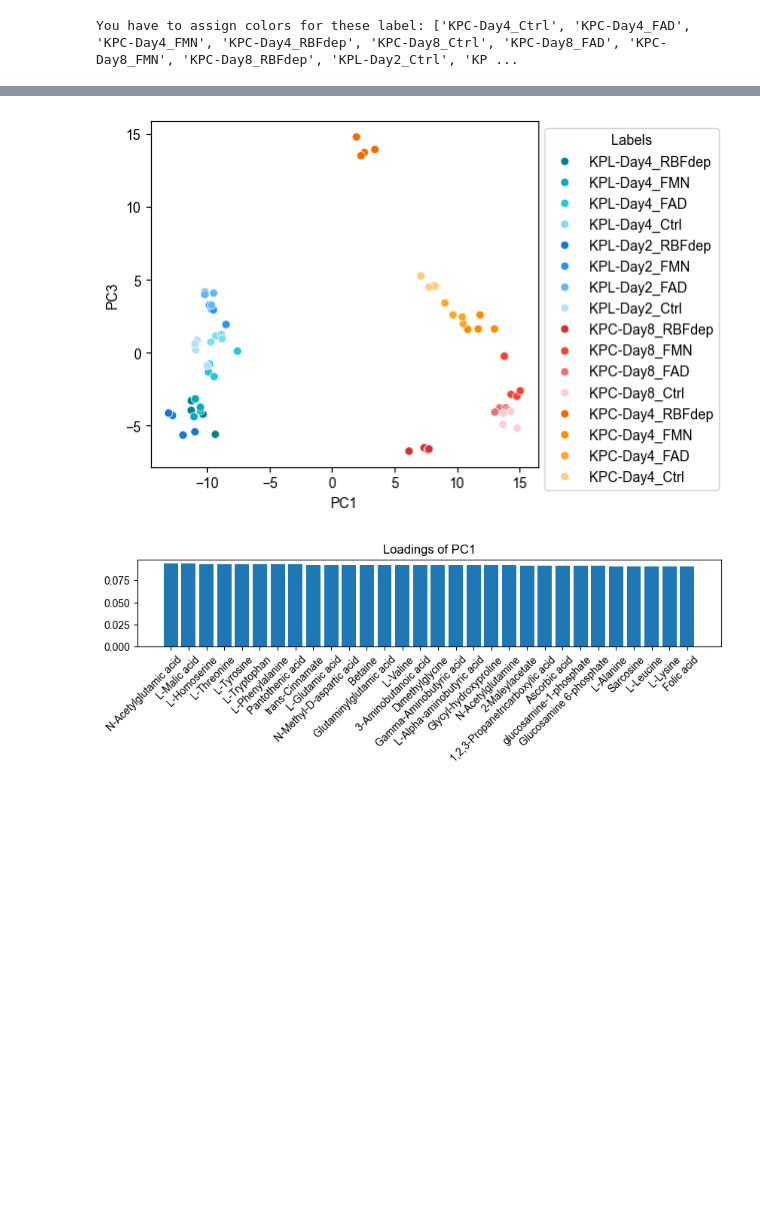
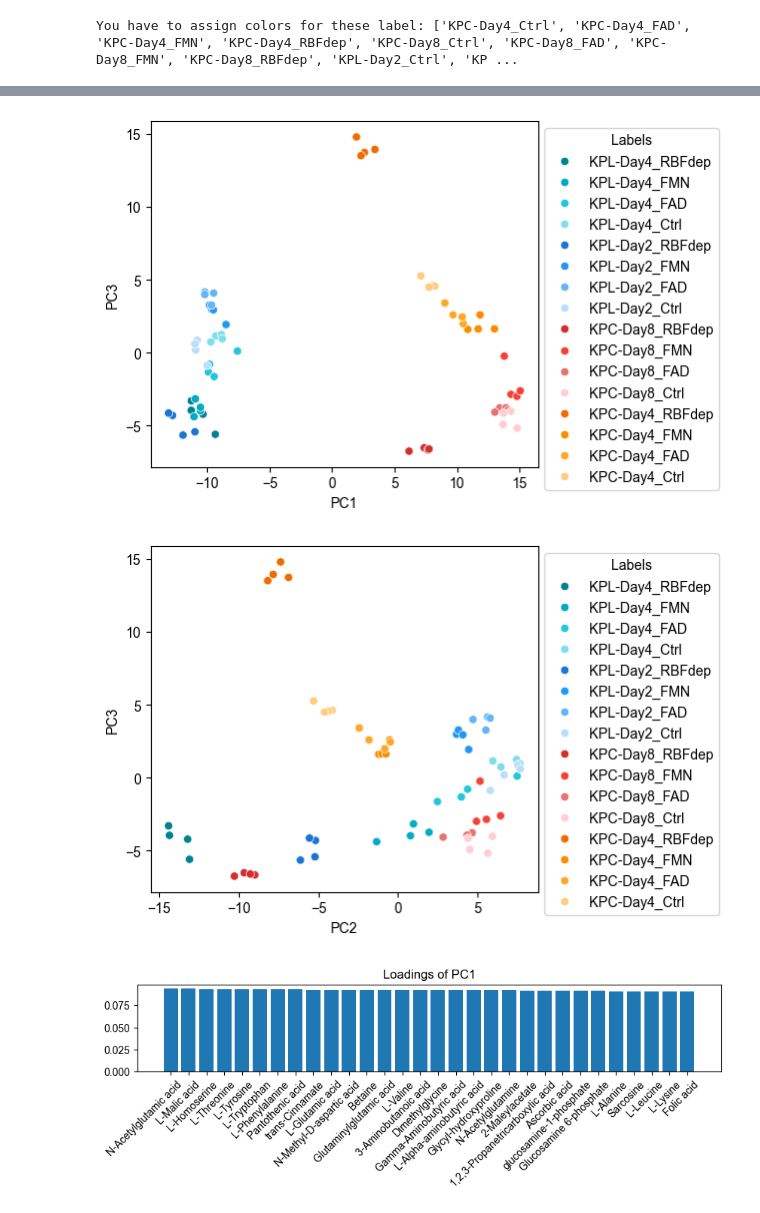
Before and after one commit to hvdinh16/temporary, a Jupyter notebook: PCA.ipynb, the cells around one changed output, grey strips where cells are left out. Saved outputs shown, nothing was run; the diff lists cells and outputs as text; code cells hidden in the pictures; blank space fills up the shorter version.

```diff
--- a/PCA.ipynb
+++ b/PCA.ipynb
@@ -142,14 +142,15 @@ colors_dict = {
 # %% [output]
 You have to assign colors for these label: ['KPC-Day4_Ctrl', 'KPC-Day4_FAD', 'KPC-Day4_FMN', 'KPC-Day4_RBFdep', 'KPC-Day8_Ctrl', 'KPC-Day8_FAD', 'KPC-Day8_FMN', 'KPC-Day8_RBFdep', 'KPL-Day2_Ctrl', 'KP ...
 # %%
-for xlabel,ylabel in [('PC1','PC2'), ('PC1','PC3')]:
+for xlabel,ylabel in [('PC1','PC2'), ('PC1','PC3'), ('PC2','PC3')]:
     fig,ax = plt.subplots(figsize=(5, 0.9*5))
     sns.scatterplot(data=df_pc, x=xlabel, y=ylabel,
                     hue='Label', palette=colors_dict)
     plt.legend(title="Labels", loc='upper left', bbox_to_anchor=(1, 1))
 # %% [output]
 [figure]
 [figure]
+[figure, added]
 # %%
 # Get and plot loadings
 loadings = pd.DataFrame(pca.components_.T,
```
